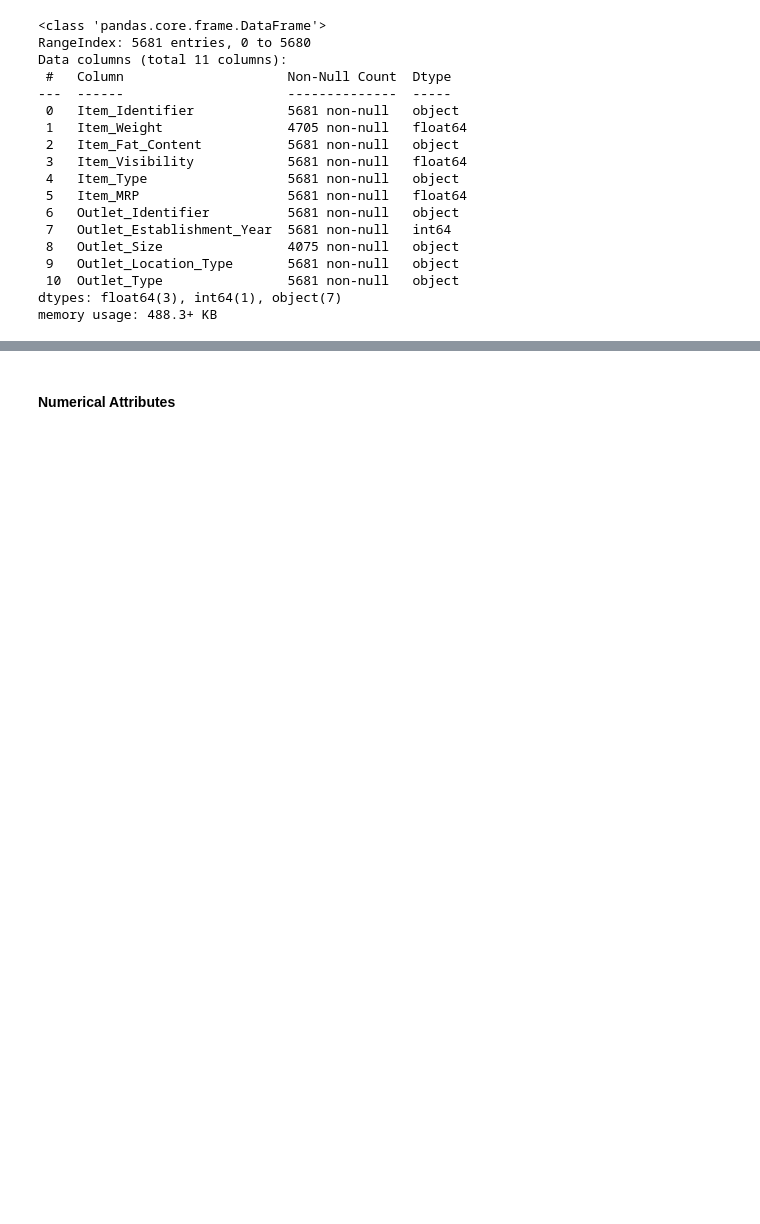
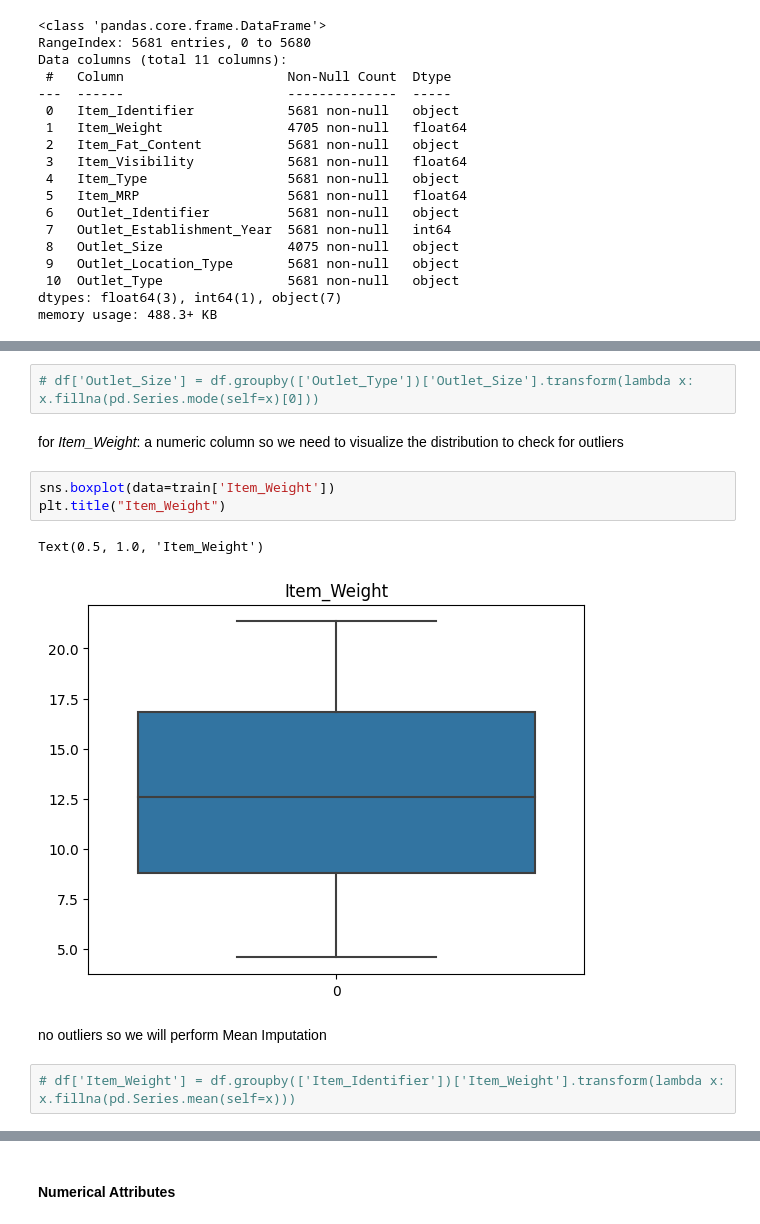
Before and after one commit to Technocolabs100/BigMart-Sales-Analysis-and-Prediction-Mini-Project, a Jupyter notebook: technocolabs miniproject.ipynb, the cells around one changed output, grey strips where cells are left out. Cells and saved outputs as stored; diff of their text form; blank space fills up the shorter version.

```diff
--- a/technocolabs miniproject.ipynb
+++ b/technocolabs miniproject.ipynb
@@ -148,0 +266,14 @@ memory usage: 488.3+ KB
+# %%
+# df['Outlet_Size'] = df.groupby(['Outlet_Type'])['Outlet_Size'].transform(lambda x: x.fillna(pd.Series.mode(self=x)[0]))
+# %% [markdown]
+for *Item_Weight*: a numeric column so we need to visualize the distribution to check for outliers
+# %%
+sns.boxplot(data=train['Item_Weight'])
+plt.title("Item_Weight")
+# %% [output]
+Text(0.5, 1.0, 'Item_Weight')
+[figure, added]
+# %% [markdown]
+no outliers so we will perform Mean Imputation
+# %%
+# df['Item_Weight'] = df.groupby(['Item_Identifier'])['Item_Weight'].transform(lambda x: x.fillna(pd.Series.mean(self=x)))
```
Also changed, not shown: parts of 175 cells of this notebook, 5 other files.
